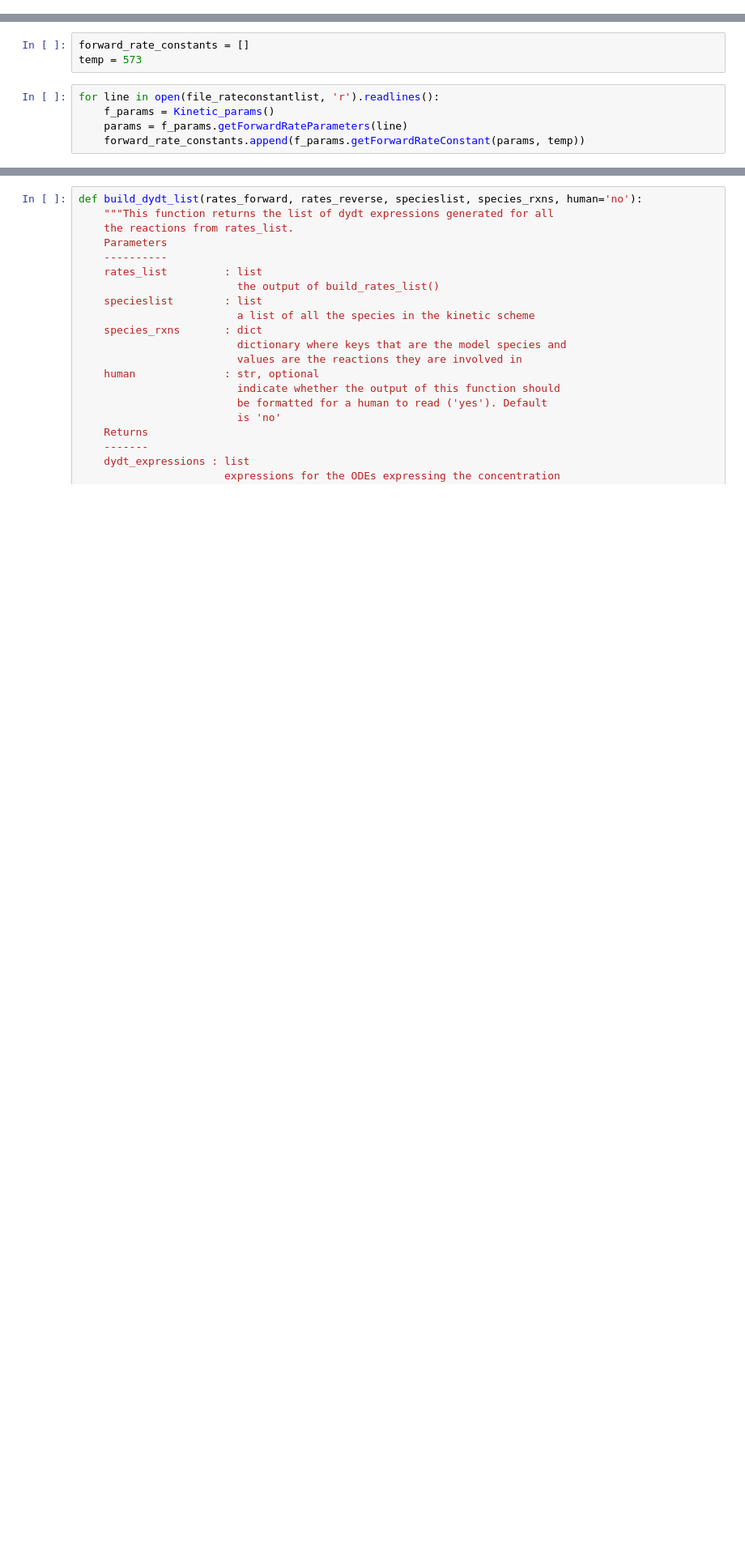
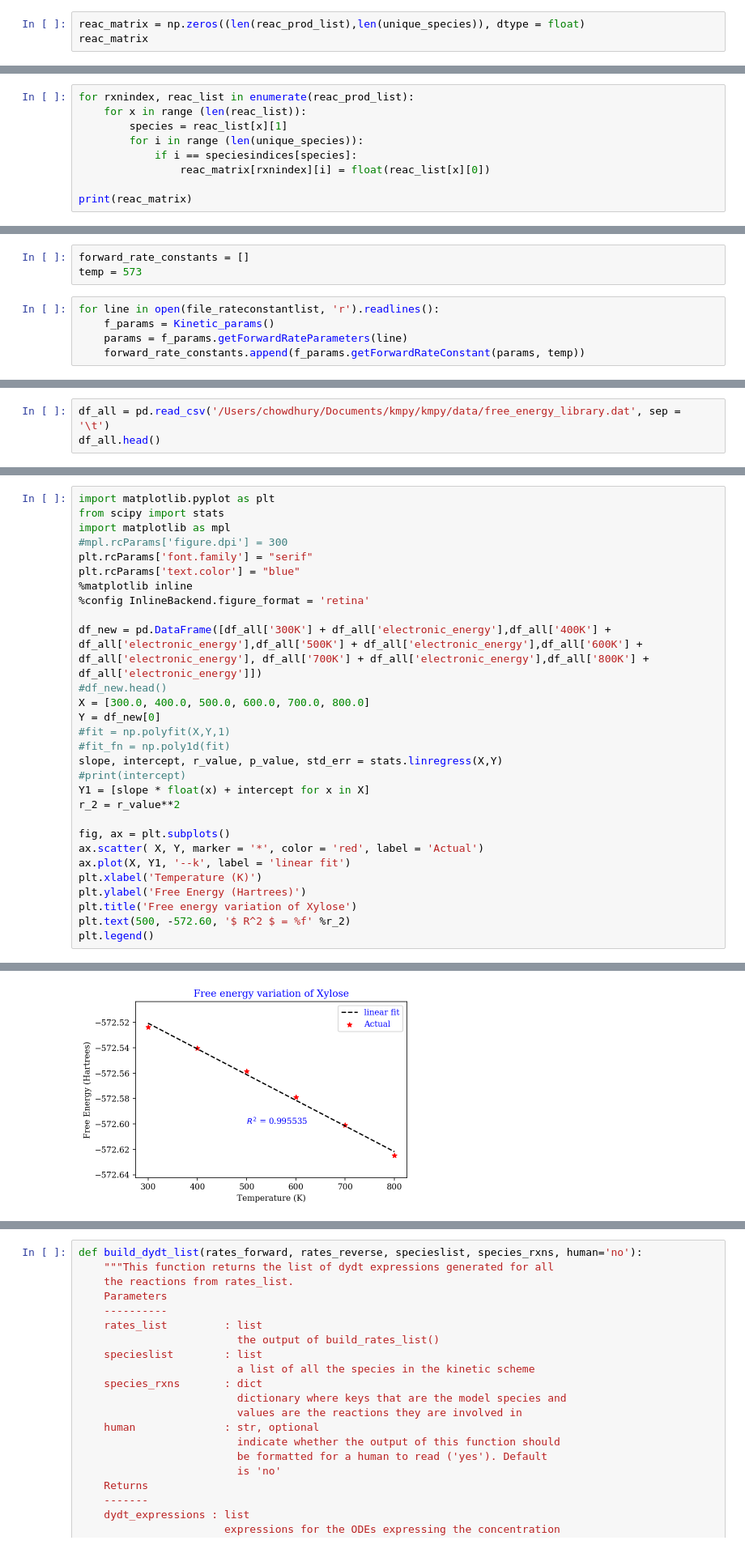
Before and after one commit to cmashraf/kinexns, a Jupyter notebook: examples/reaction_class.ipynb, the cells around one changed output, grey strips where cells are left out. Shown: that part at 81% size. Drawn from its saved outputs; the diff is of its cells as text; blank space fills up the shorter version.

```diff
--- a/examples/reaction_class.ipynb
+++ b/examples/reaction_class.ipynb
@@ -175,0 +197,3 @@ speciesindices
+# %%
+reac_matrix = np.zeros((len(reac_prod_list),len(unique_species)), dtype = float)
+reac_matrix
@@ -175,0 +208,9 @@ speciesindices
+# %%
+for rxnindex, reac_list in enumerate(reac_prod_list):
+    for x in range (len(reac_list)):
+        species = reac_list[x][1]
+        for i in range (len(unique_species)):
+            if i == speciesindices[species]:
+                reac_matrix[rxnindex][i] = float(reac_list[x][0])
+
+print(reac_matrix)
@@ -225,0 +419,3 @@ forward_rate_constants
+# %%
+df_all = pd.read_csv('/Users/chowdhury/Documents/kmpy/kmpy/data/free_energy_library.dat', sep = '\t')
+df_all.head()
@@ -225,0 +429,30 @@ forward_rate_constants
+# %%
+import matplotlib.pyplot as plt
+from scipy import stats
+import matplotlib as mpl
+#mpl.rcParams['figure.dpi'] = 300
+plt.rcParams['font.family'] = "serif"
+plt.rcParams['text.color'] = "blue"
+%matplotlib inline
+%config InlineBackend.figure_format = 'retina'
+
+df_new = pd.DataFrame([df_all['300K'] + df_all['electronic_energy'],df_all['400K'] + df_all['electronic_energy'],df_all['500K'] + df_all['electronic_energy'],df_all['600K'] + df_all['electronic_energy'], df_all['700K'] + df_all['electronic_energy'],df_all['800K'] + df_all['electronic_energy']])
+#df_new.head()
+X = [300.0, 400.0, 500.0, 600.0, 700.0, 800.0]
+Y = df_new[0]
+#fit = np.polyfit(X,Y,1)
+#fit_fn = np.poly1d(fit)
+slope, intercept, r_value, p_value, std_err = stats.linregress(X,Y)
+#print(intercept)
+Y1 = [slope * float(x) + intercept for x in X]
+r_2 = r_value**2
+
+fig, ax = plt.subplots()
+ax.scatter( X, Y, marker = '*', color = 'red', label = 'Actual')
+ax.plot(X, Y1, '--k', label = 'linear fit')
+plt.xlabel('Temperature (K)')
+plt.ylabel('Free Energy (Hartrees)')
+plt.title('Free energy variation of Xylose')
+plt.text(500, -572.60, '$ R^2 $ = %f' %r_2)
+plt.legend()
+# %% [output]
@@ -225,0 +460 @@ forward_rate_constants
+[figure, added]
```
Also changed, not shown: parts of 47 cells of this notebook, 8 other files.
